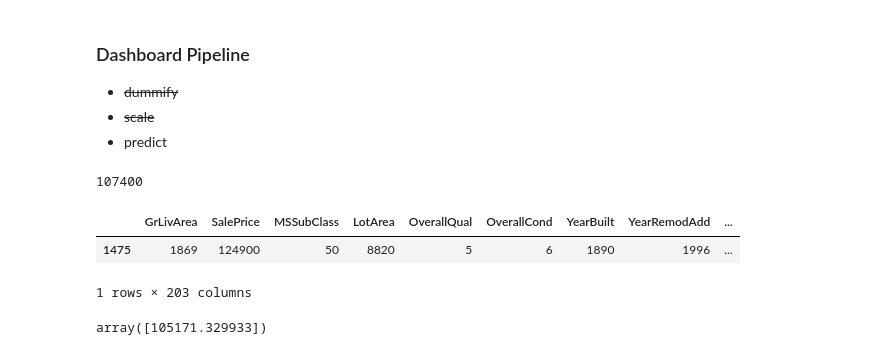
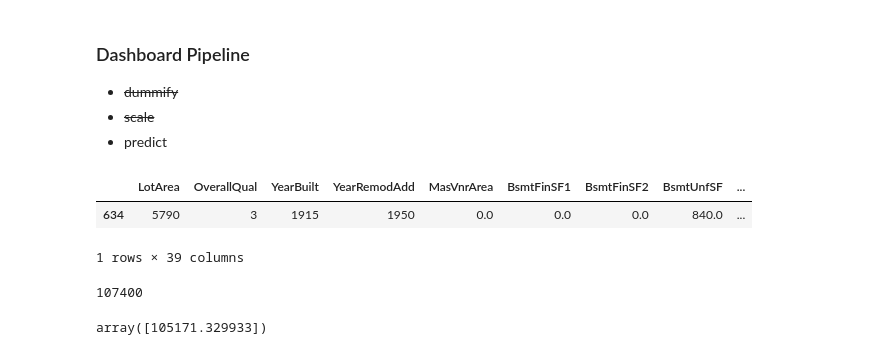
Before and after one commit to SwetaPrabh/Housing_Data_Analysis, a Jupyter notebook: HADAR - Dashboard Model.ipynb, the cells around one changed output. Cells and saved outputs as stored; diff of their text form; code cells hidden in the pictures.

```diff
--- a/HADAR - Dashboard Model.ipynb
+++ b/HADAR - Dashboard Model.ipynb
@@ -262,16 +262,16 @@ sample_input = X3_test.sample(1, random_state=1)
 prediction = model.predict(sample_input)
 # %%
 pd.DataFrame(sample_input).to_csv('sample input.csv')
+# %%
+sample_input
+# %% [output]
+|  | LotArea | OverallQual | YearBuilt | YearRemodAdd | MasVnrArea | BsmtFinSF1 | BsmtFinSF2 | BsmtUnfSF | ... |
+| 634 | 5790 | 3 | 1915 | 1950 | 0.0 | 0.0 | 0.0 | 840.0 | ... |
+1 rows × 39 columns
 # %%
 y_test[634]
 # %% [output]
 107400
-# %%
-data.sample(1, random_state=2)
-# %% [output]
-|  | GrLivArea | SalePrice | MSSubClass | LotArea | OverallQual | OverallCond | YearBuilt | YearRemodAdd | ... |
-| 1475 | 1869 | 124900 | 50 | 8820 | 5 | 6 | 1890 | 1996 | ... |
-1 rows × 203 columns
 # %%
 prediction
 # %% [output]
```
Also changed, not shown: parts of 1 cell of this notebook, 6 other files.
